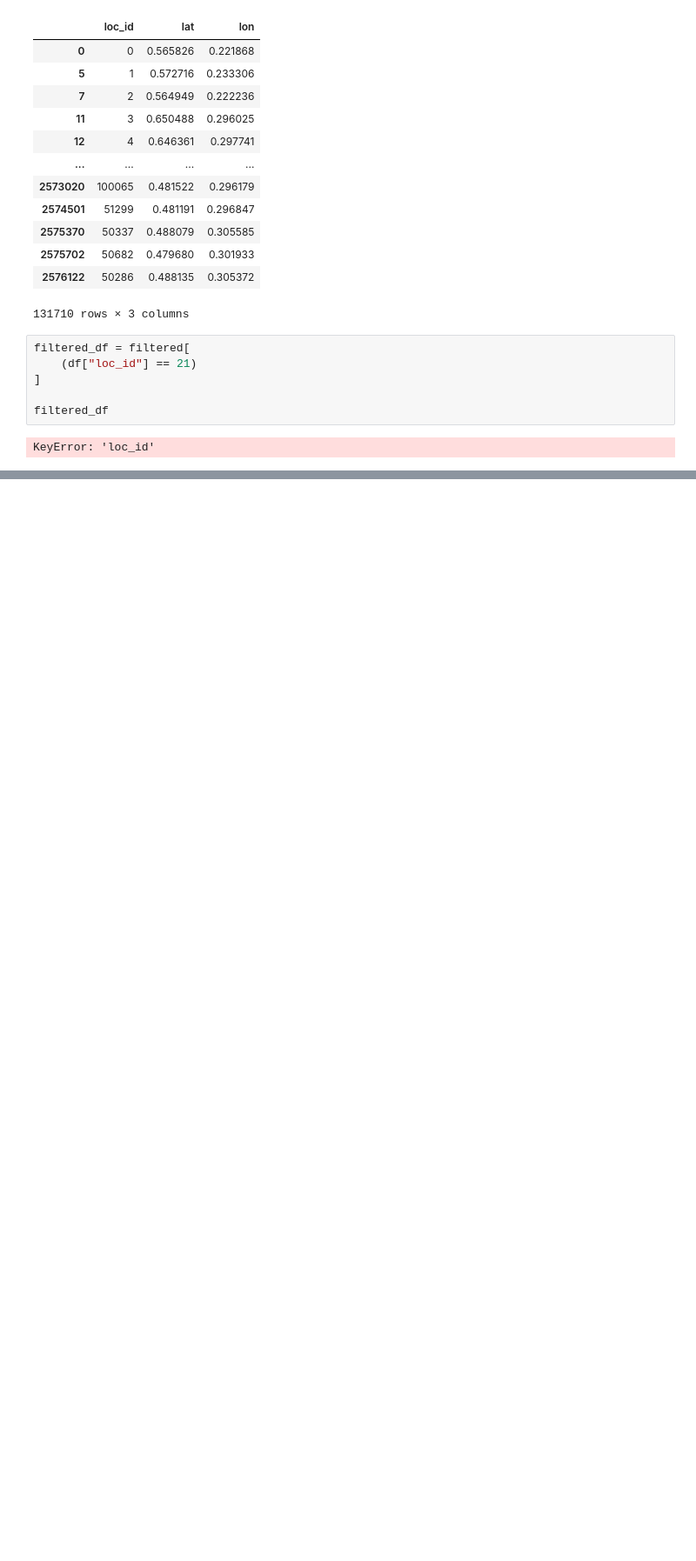
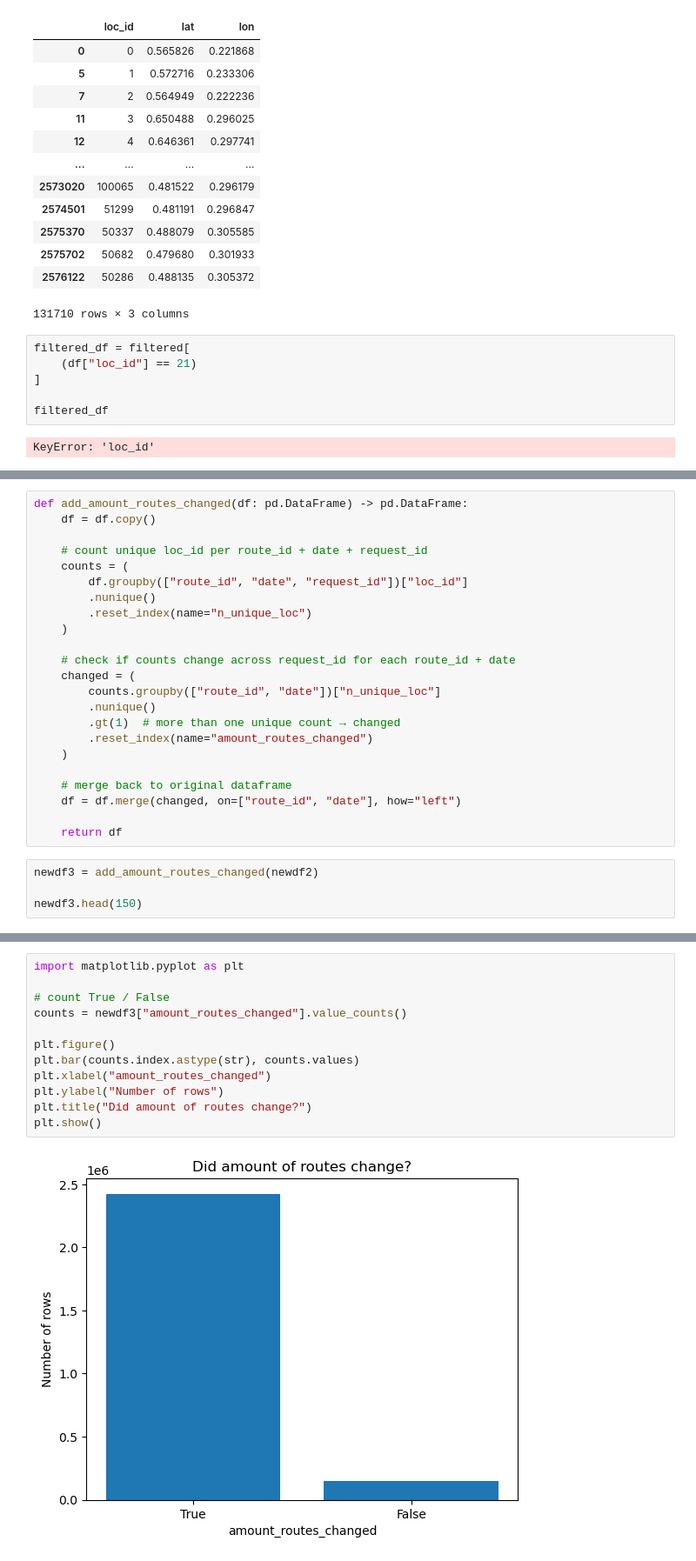
Before and after one commit to kristofopero-lgtm/learning-driver-preferences, a Jupyter notebook: notebooks/analysis._mmylle.ipynb, the cells around one changed output, grey strips where cells are left out. Shown at 87% size. Saved outputs shown, nothing was run; the diff lists cells and outputs as text; blank space fills up the shorter version.

```diff
--- a/notebooks/analysis._mmylle.ipynb
+++ b/notebooks/analysis._mmylle.ipynb
@@ -232,0 +191,27 @@ KeyError: 'loc_id'
+# %%
+def add_amount_routes_changed(df: pd.DataFrame) -> pd.DataFrame:
+    df = df.copy()
+
+    # count unique loc_id per route_id + date + request_id
+    counts = (
+        df.groupby(["route_id", "date", "request_id"])["loc_id"]
+        .nunique()
+        .reset_index(name="n_unique_loc")
+    )
+
+    # check if counts change across request_id for each route_id + date
+    changed = (
+        counts.groupby(["route_id", "date"])["n_unique_loc"]
+        .nunique()
+        .gt(1)  # more than one unique count → changed
+        .reset_index(name="amount_routes_changed")
+    )
+
+    # merge back to original dataframe
+    df = df.merge(changed, on=["route_id", "date"], how="left")
+
+    return df
+# %%
+newdf3 = add_amount_routes_changed(newdf2)
+
+newdf3.head(150)
@@ -232,0 +232,14 @@ KeyError: 'loc_id'
+# %%
+import matplotlib.pyplot as plt
+
+# count True / False
+counts = newdf3["amount_routes_changed"].value_counts()
+
+plt.figure()
+plt.bar(counts.index.astype(str), counts.values)
+plt.xlabel("amount_routes_changed")
+plt.ylabel("Number of rows")
+plt.title("Did amount of routes change?")
+plt.show()
+# %% [output]
+[figure, added]
```
Also changed, not shown: parts of 19 cells of this notebook.
